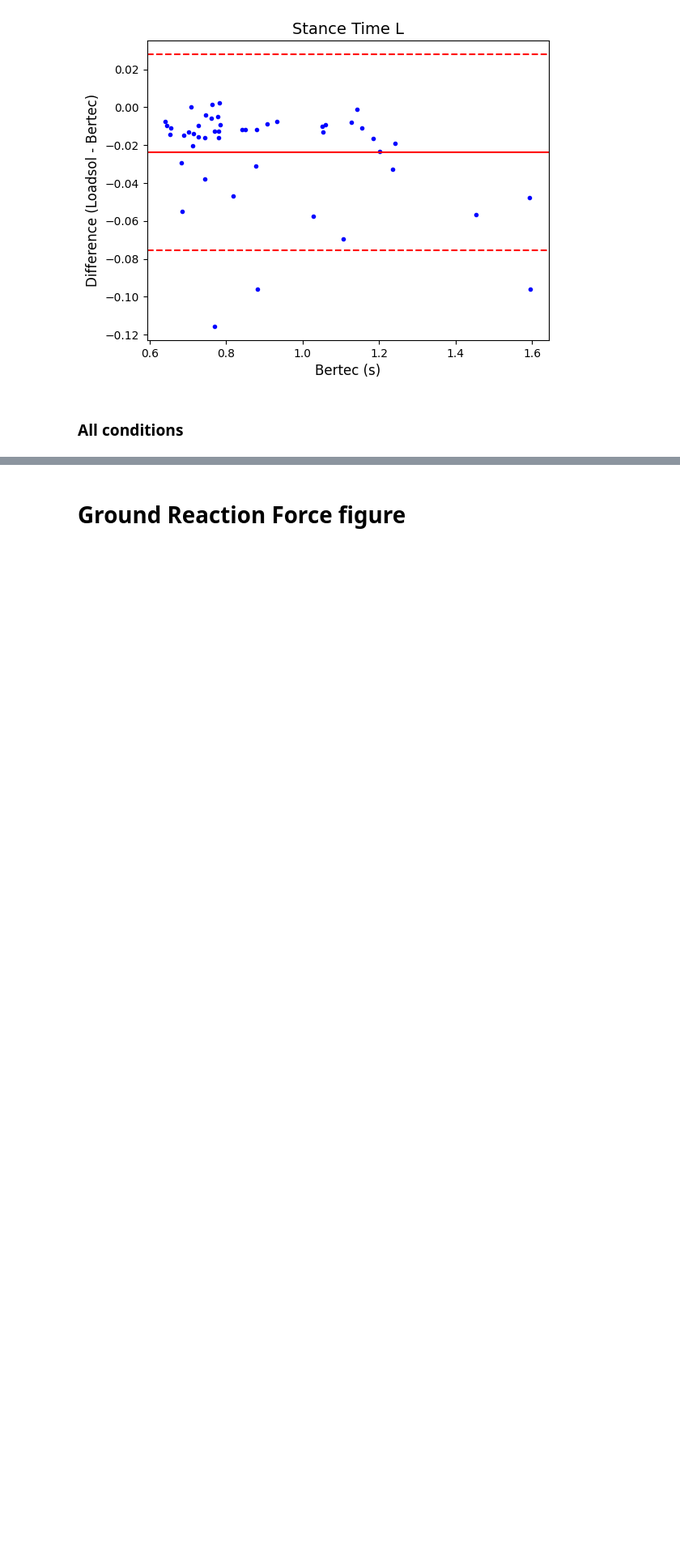
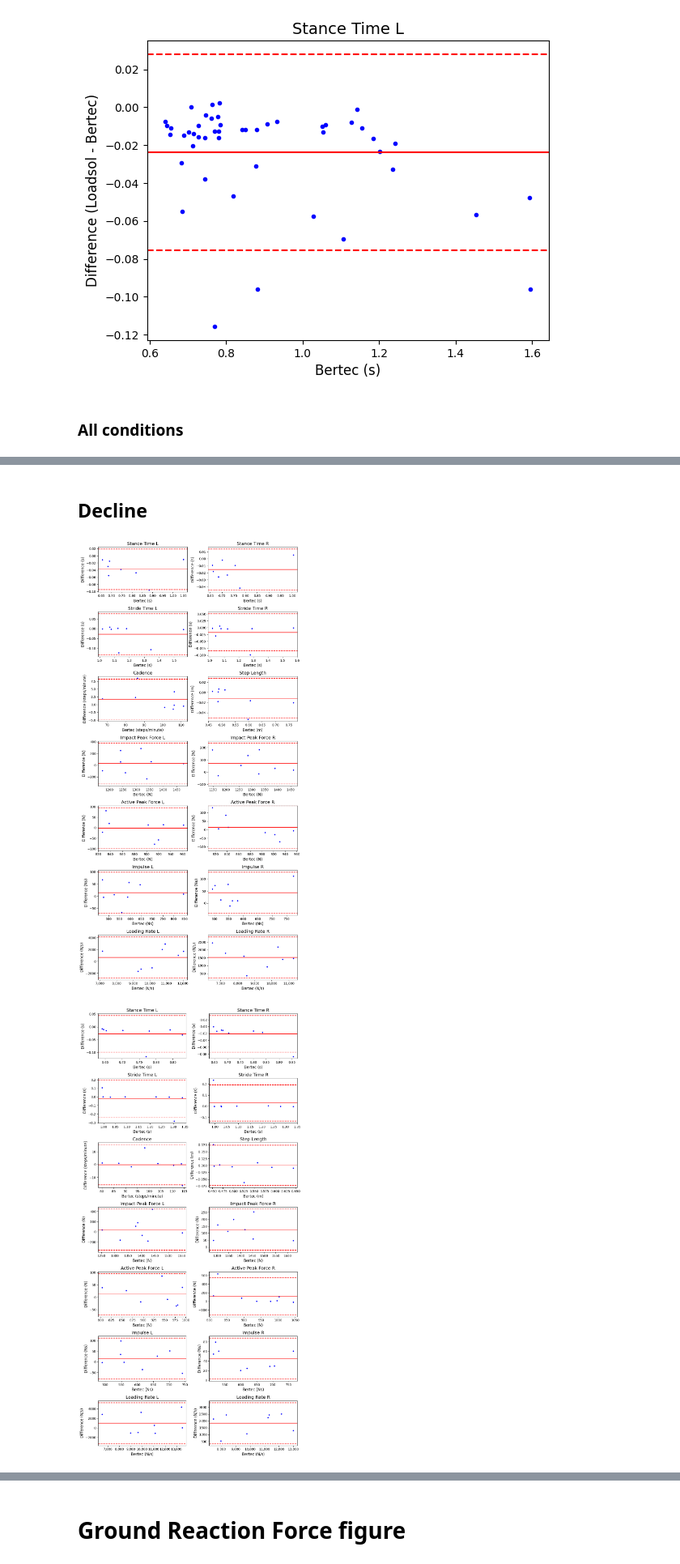
Before and after one commit to Shahril-Iskandar/publication-loadsol-validation-military, a Jupyter notebook: script.ipynb, the cells around one changed output, grey strips where cells are left out. Shown at 81% size. Cells and saved outputs as stored; diff of their text form; code cells hidden in the pictures; blank space fills up the shorter version.

```diff
--- a/script.ipynb
+++ b/script.ipynb
@@ -242,0 +288,21 @@ df_all_condition
+# %% [markdown]
+## Decline
+# %%
+mean_list = []
+lower_bound_list = []
+upper_bound_list = []
+
+get_plot(loadsol_25kg_decline, bertec_25kg_decline, 'decline_25kg')
+
+df_decline_25kg = put_in_df("Decline_25kg")
+
+mean_list = []
+lower_bound_list = []
+upper_bound_list = []
+
+get_plot(loadsol_35kg_decline, bertec_35kg_decline, 'decline_35kg')
+
+df_decline_35kg = put_in_df("Decline_35kg")
+# %% [output]
+[figure, added]
+[figure, added]
```
Also changed, not shown: parts of 18 cells of this notebook.
